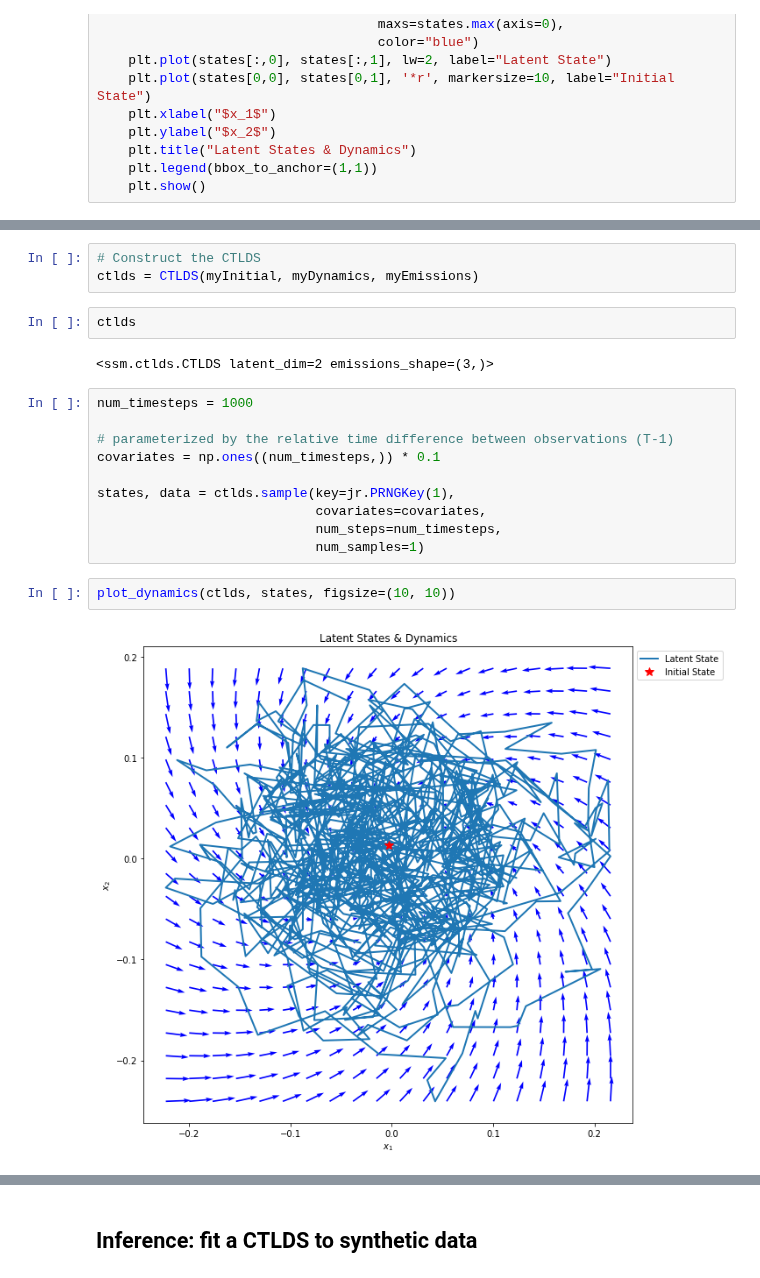
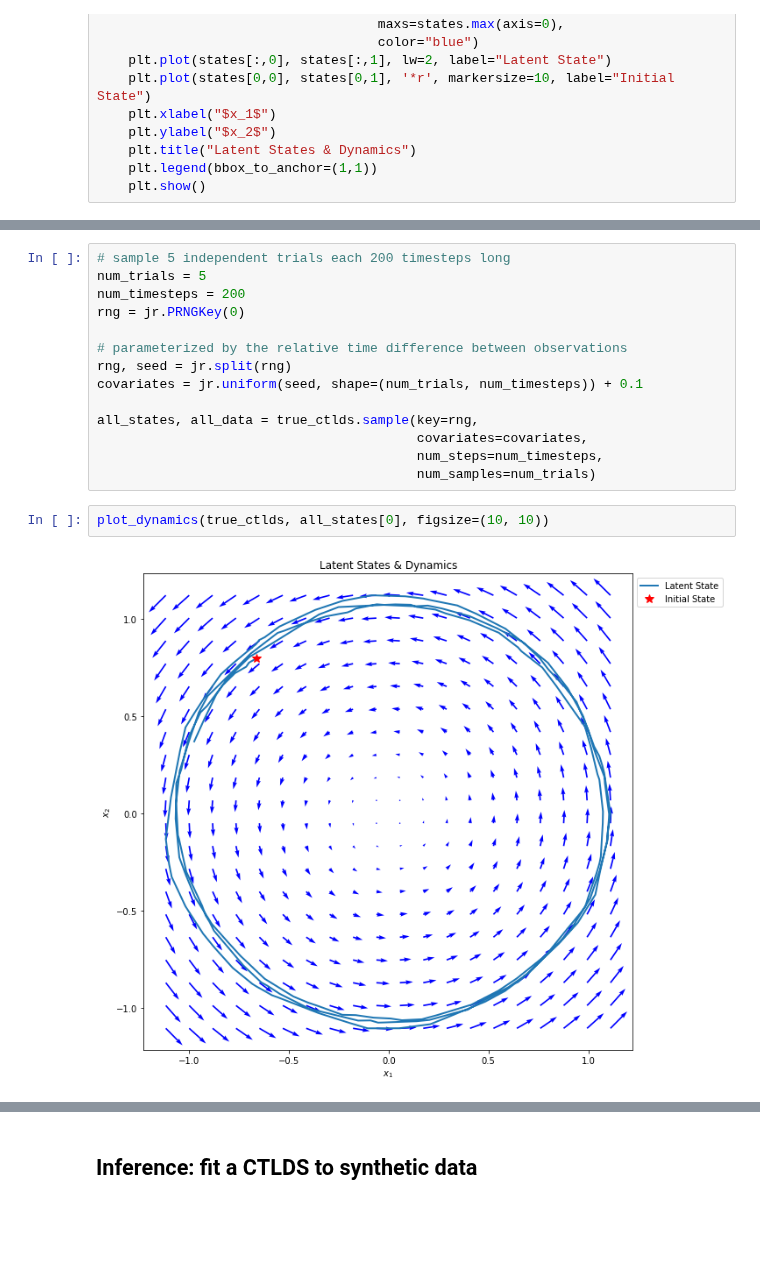
Before and after one commit to lindermanlab/ssm-jax, a Jupyter notebook: notebooks/continuous-time-lds.ipynb, the cells around one changed output, grey strips where cells are left out. Cells and saved outputs as stored; diff of their text form; blank space fills up the shorter version.

```diff
--- a/notebooks/continuous-time-lds.ipynb
+++ b/notebooks/continuous-time-lds.ipynb
@@ -94,24 +101,21 @@ myEmissions = emissions.GaussianEmissions(
 # %% [output]
 WARNING:absl:No GPU/TPU found, falling back to CPU. (Set TF_CPP_MIN_LOG_LEVEL=0 and rerun for more info.)
-# %%
-# Construct the CTLDS
-ctlds = CTLDS(myInitial, myDynamics, myEmissions)
-# %%
-ctlds
-# %% [output]
-<ssm.ctlds.CTLDS latent_dim=2 emissions_shape=(3,)>
 # %%
-num_timesteps = 1000
+# sample 5 independent trials each 200 timesteps long
+num_trials = 5
+num_timesteps = 200
+rng = jr.PRNGKey(0)
 
-# parameterized by the relative time difference between observations (T-1)
-covariates = np.ones((num_timesteps,)) * 0.1
+# parameterized by the relative time difference between observations
+rng, seed = jr.split(rng)
+covariates = jr.uniform(seed, shape=(num_trials, num_timesteps)) + 0.1
 
-states, data = ctlds.sample(key=jr.PRNGKey(1),
-                            covariates=covariates,
-                            num_steps=num_timesteps,
-                            num_samples=1)
+all_states, all_data = true_ctlds.sample(key=rng,
+                                         covariates=covariates,
+                                         num_steps=num_timesteps,
+                                         num_samples=num_trials)
 # %%
-plot_dynamics(ctlds, states, figsize=(10, 10))
+plot_dynamics(true_ctlds, all_states[0], figsize=(10, 10))
 # %% [output]
-[figure, old version]
+[figure, new version]
 # %%
```
Also changed, not shown: parts of 4 cells of this notebook, 2 other files.
